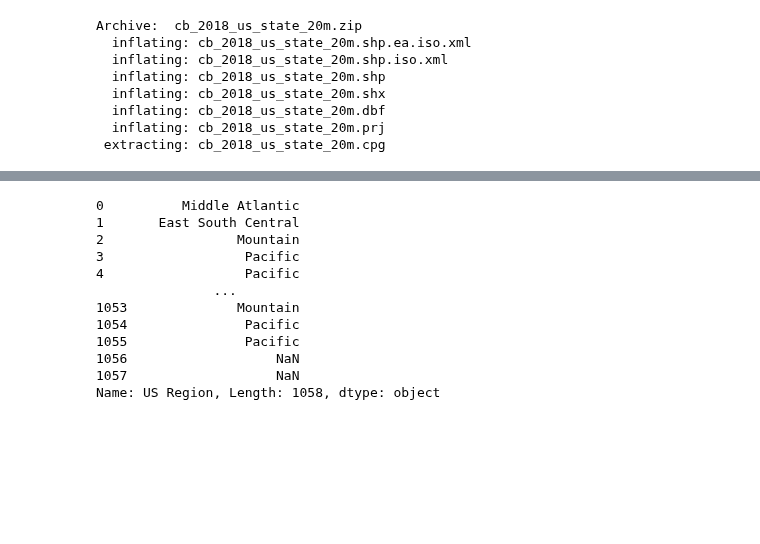
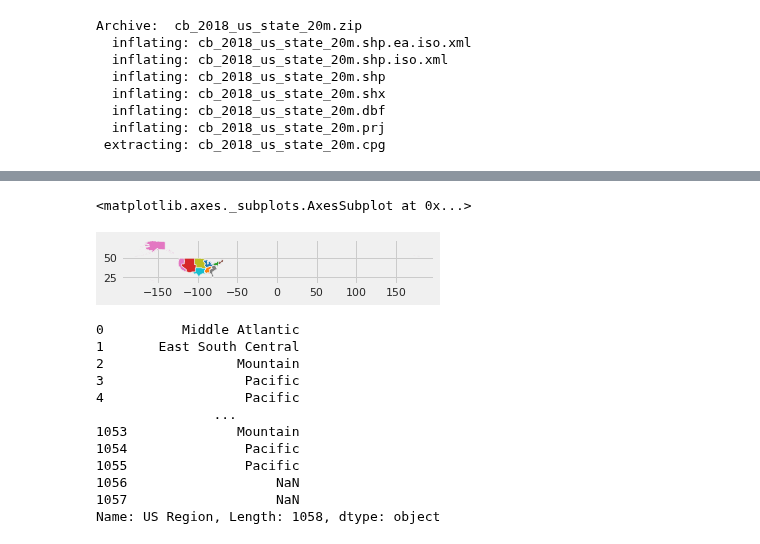
Before and after one commit to bloominstituteoftechnology/DS-Unit-1-Sprint-1-Data-Wrangling-and-Storytelling, a Jupyter notebook: module4-make-explanatory-visualizations/LS_DS_114_Make_Explanatory_Visualizations_Assignment.ipynb, the cells around one changed output, grey strips where cells are left out. Saved outputs shown, nothing was run; the diff lists cells and outputs as text; code cells hidden in the pictures; blank space fills up the shorter version.

```diff
--- a/module4-make-explanatory-visualizations/LS_DS_114_Make_Explanatory_Visualizations_Assignment.ipynb
+++ b/module4-make-explanatory-visualizations/LS_DS_114_Make_Explanatory_Visualizations_Assignment.ipynb
@@ -518,3 +545,8 @@ gdf[["NAME","geometry"]]
+# %%
+region_gdf.plot("NAME", figsize=(5,5))
+# %% [output]
+<matplotlib.axes._subplots.AxesSubplot at 0x...>
+[figure, added]
 # %%
 thx_df["US Region"]
 # %% [output]
```
Also changed, not shown: parts of 6 cells of this notebook.
